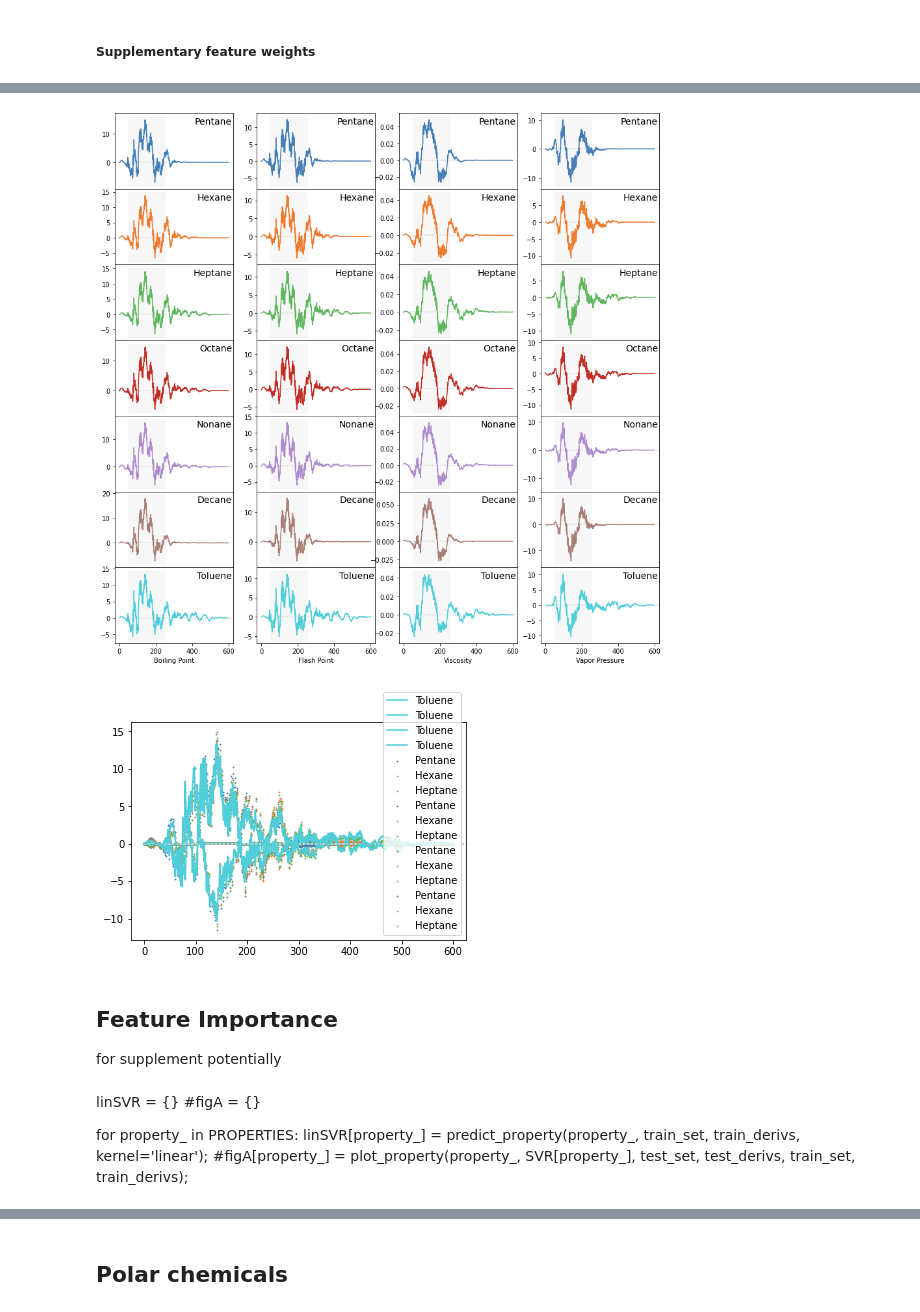
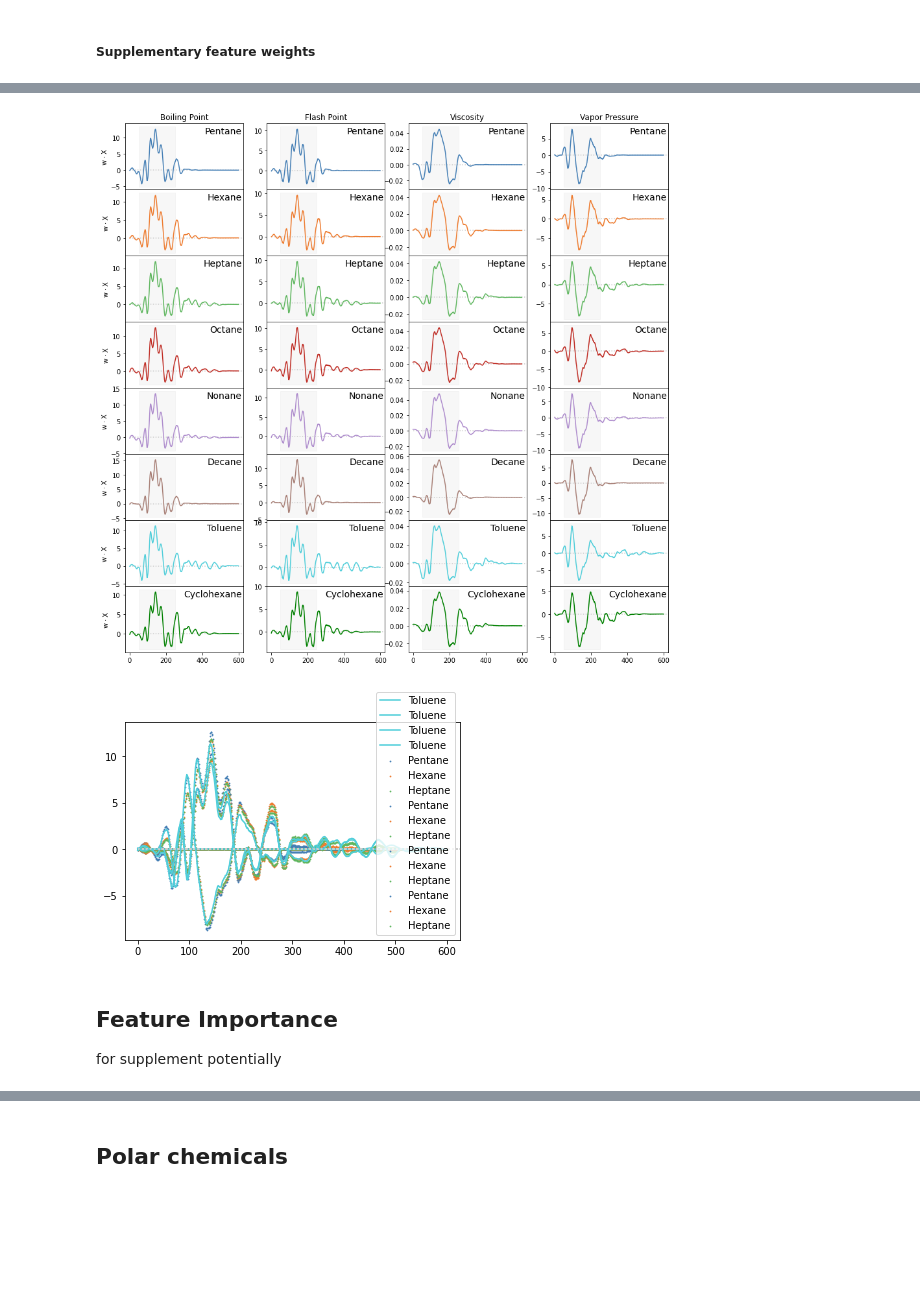
Before and after one commit to soerenbrandt/sniffing-sensor, a Jupyter notebook: figures/Fig5 - Property prediction.ipynb, the cells around one changed output, grey strips where cells are left out. Drawn from its saved outputs; the diff is of its cells as text; code cells hidden in the pictures; blank space fills up the shorter version.

Commit message:
Updated data processing pipeline. Replot figures

```diff
--- a/figures/Fig5 - Property prediction.ipynb
+++ b/figures/Fig5 - Property prediction.ipynb
@@ -205,12 +190,12 @@ Length of experimental set loaded: 38
 # %% [markdown]
 ## Unknown analyte
 # %%
-toluene_set = PureCompounds(['Toluene'], filters=filters)
+ood_set = PureCompounds(['Toluene', 'Cyclohexane'], filters=filters)
 # %% [markdown]
 Load dataset
 # %%
-toluene_derivs, toluene_labels = DataLoader(toluene_set, transforms=[DerivTransform, NormalizeTransform]).load()
+ood_derivs, _ = DataLoader(ood_set, transforms=[DerivTransform, NormalizeTransform]).load()
 
-toluene_test_derivs, _ = sort_by_set(toluene_derivs, toluene_set)
+ood_test_derivs, ood_labels = sort_by_set(ood_derivs, ood_set)
 # %% [output]
 Loading experimental data
@@ -283,10 +309,10 @@ Vapor Pressure: 33.75 ± 32.85 [kPa]
 from collections import OrderedDict
 
 all_derivs = dict([(key,value) for key,value in exp_derivs.items()])
-for key, value in toluene_derivs.items():
+for key, value in ood_derivs.items():
     all_derivs[key] = value
 all_set = OrderedDict([(key,value) for key,value in exp_set.items()])
-for key, value in toluene_set.items():
+for key, value in ood_set.items():
     all_set[key] = value
 # %%
 def plot_array_data(exp_set, input_data, xlim, ylim=None, color_dict = None, legend=True, ax=None, linewidth = None, linestyle = '-', label = True):
@@ -348,0 +375,29 @@ for n,chem in enumerate(all_set):
+# %%
+from data.datasets import COLOR_DICT as color_dict
+from collections import OrderedDict
+
+plot_set = OrderedDict([(chem,exp_set[chem]) for chem in ["Hexane", "Heptane"]])
+plot_set["Toluene"] = ood_set["Toluene"]
+plot_set["Cyclohexane"] = ood_set["Cyclohexane"]
+color_dict["Cyclohexane"] = "green"
+
+plot_derivs = OrderedDict([(val,exp_derivs[val] if val in exp_derivs else ood_derivs[val]) for cmpd in plot_set for val in plot_set[cmpd] ])
+
+fig,ax = plt.subplots(ncols = 1, nrows = 1) #len(plot_set), sharex = True)
+fig.set_figheight(5) #15)
+fig.subplots_adjust(hspace=0)
+
+property_ = 'Viscosity'
+
+ax2 = ax.twinx()
+ax2.set_ylim([-1.5,1.5])
+ax2.set_xlim([-25,625])
+ax2.set_ylabel("Feature weights (w)")
+ax2.plot([0,650],[0,0],color=(0.8,0.8,0.8),linestyle=':') # plot line zero
+ax2.plot(linSVR[property_].coef_[0], color=color_dict['Pentane'], alpha=0.8, linewidth=1)
+ax.text(0.2,0.95, property_, fontsize=14, verticalalignment='top', horizontalalignment = 'right', transform = ax.transAxes)
+for n,chem in enumerate(plot_set):
+    subset = OrderedDict([list(plot_set.items())[n]])
+    plot_array_data(subset, plot_derivs, [0,600], ylim=[0,0.2], color_dict = color_dict, ax=ax, linestyle = ':', linewidth = 1.5)
+# ax[0].get_legend().remove()
+fig.savefig('./Fig5 - Cyclohexane (SI).svg', dpi=1200)
@@ -386,47 +443,42 @@ fig.set_figwidth(15)
 fig.subplots_adjust(hspace=0)
 
 fig2, ax2 = plt.subplots()
 
 for p,property_ in enumerate(PROPERTIES):
     for n,chem in enumerate(all_set):
         subset = OrderedDict([list(all_set.items())[n]])
         data = [all_derivs[m] for m in list(subset.values())[0]]
         avg = np.average(data, axis = 0) # calculate average
 
         ax = axes[n,p]
 
         ax.set_xlim([-25,625])
         ax.plot([0,625],[0,0],color=(0.8,0.8,0.8),linestyle=':') # plot line zero
         ax.plot(linSVR[property_].coef_[0]*avg, color=color_dict[chem])
         ax.text(0.99,0.95, chem, fontsize=14, verticalalignment='top', horizontalalignment = 'right', transform = ax.transAxes)
         #ax[n].set_ylim([-0.4,1])
 
         ax2.set_xlim([-25,625])
         ax2.plot([0,625],[0,0],color=(0.8,0.8,0.8),linestyle=':') # plot line zero
         if chem in ['Pentane','Hexane','Heptane']:
             ax2.scatter(np.linspace(0,600,600),linSVR[property_].coef_[0]*avg, s=0.5, color=color_dict[chem], label = chem)
         elif chem in ['Toluene']:
             ax2.plot(linSVR[property_].coef_[0]*avg, color=color_dict[chem], label = chem)
         ax2.legend(loc = 'lower right')
 
         # coloring in certain regions e.g. (BP,FP) [250, 350], (VP) [50, 100], (3) , and (concentration change in) [50, 250]
         ax.fill_between([50, 250],[ax.get_ylim()[0]]*2,[ax.get_ylim()[1]]*2, color = (0.7, 0.7, 0.7), alpha=0.1)
 
-    ax.set_xlabel(property_)
-# fig.savefig('../../../../../Macintosh HD/Users/Soren/Desktop/Feature Weights - all.svg', dpi=1200)
+        if p == 0:
+            ax.set_ylabel("w $\cdot$ X")
+    axes[0,p].set_title(property_)
+fig.savefig('./Fig5 - Feature Weights - all.svg', dpi=1200)
 # %% [output]
-[figure, old version]
+[figure, new version]
-[figure, old version]
+[figure, new version]
 # %% [markdown]
 ## Feature Importance
 for supplement potentially
-# %% [markdown]
-linSVR = {}
-#figA = {}
-
-for property_ in PROPERTIES:
-    linSVR[property_] = predict_property(property_, train_set, train_derivs, kernel='linear');
-    #figA[property_] = plot_property(property_, SVR[property_], test_set, test_derivs, train_set, train_derivs);
 # %%
 fig, ax = plt.subplots(len(PROPERTIES),1, sharex='col', sharey=False);
 fig.set_figwidth(5)
```
Also changed, not shown: parts of 26 cells of this notebook, 6 other files.
